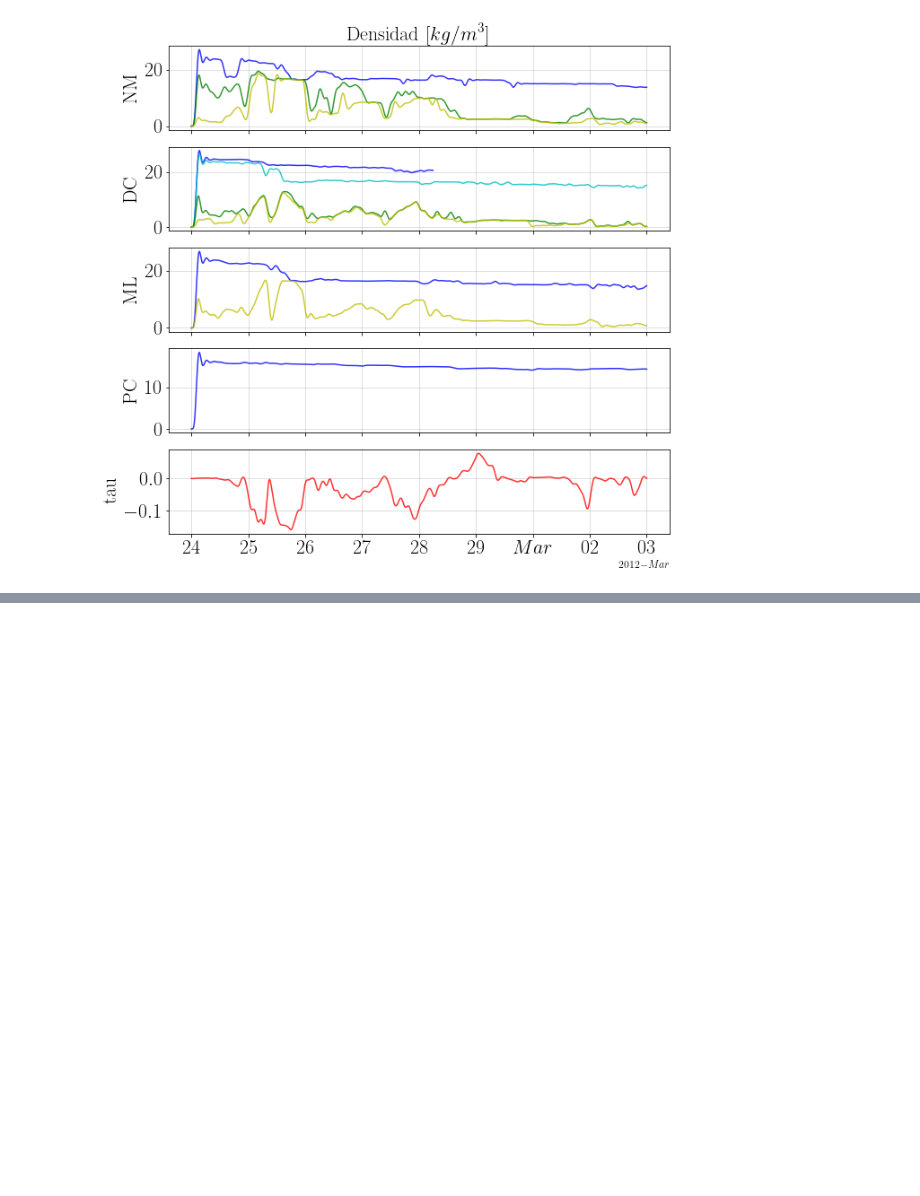
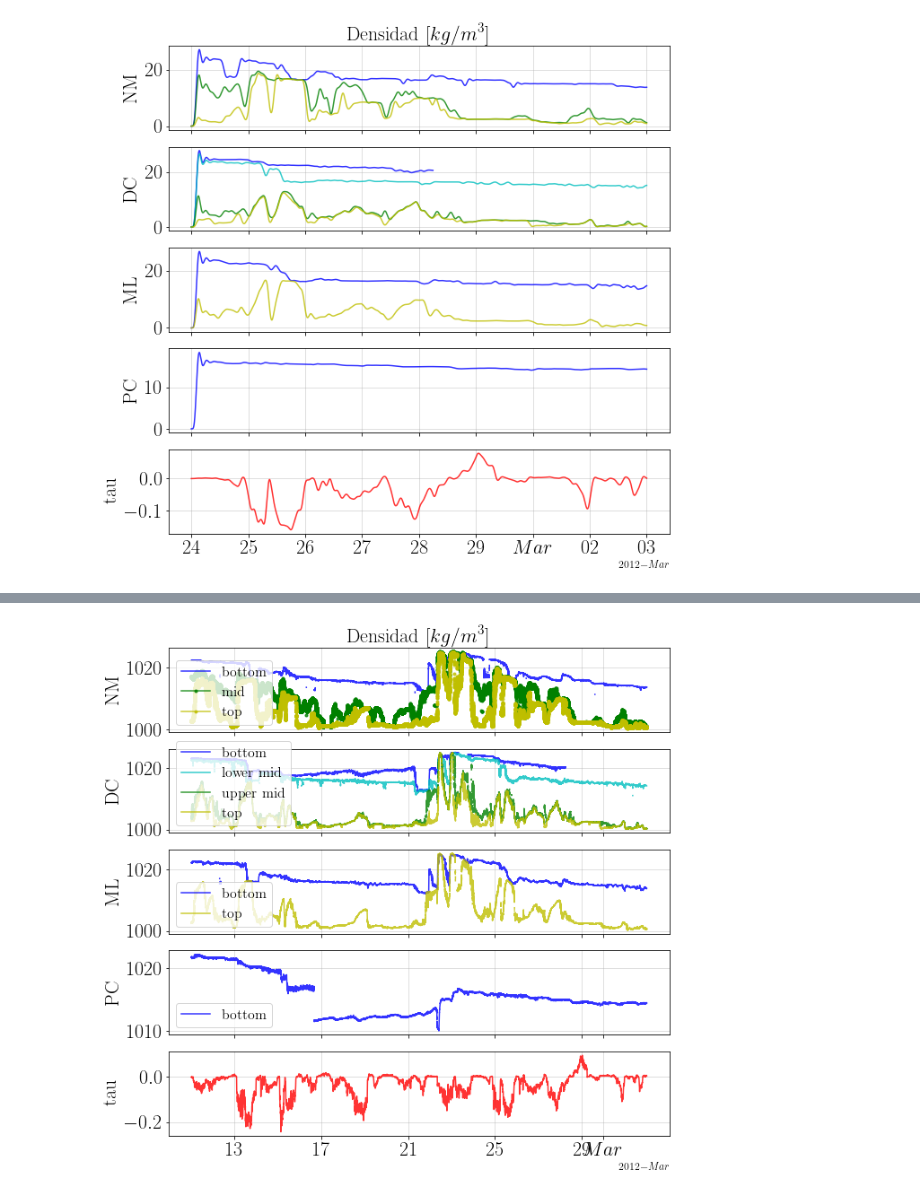
Before and after one commit to Dhannai/Thesis, a Jupyter notebook: febmar/CTD_nuevo.ipynb, the cells around one changed output, grey strips where cells are left out. Saved outputs shown, nothing was run; the diff lists cells and outputs as text; code cells hidden in the pictures; blank space fills up the shorter version.

```diff
--- a/febmar/CTD_nuevo.ipynb
+++ b/febmar/CTD_nuevo.ipynb
@@ -2025,0 +2028,86 @@ ax2.xaxis.set_major_formatter(formatter)
+# %%
+tdc1 = DC_CTD.sel(time=slice("2012-02-11 00:00:00","2012-03-3 00:00:00"), sensor=1, variables='Density')
+tdc2 = DC_CTD.sel(time=slice("2012-02-11 00:00:00","2012-03-3 00:00:00"), sensor=2, variables='Density')
+tdc3 = DC_CTD.sel(time=slice("2012-02-11 00:00:00","2012-03-3 00:00:00"), sensor=3, variables='Density')
+tdc4 = DC_CTD.sel(time=slice("2012-02-11 00:00:00","2012-03-3 00:00:00"), sensor=4, variables='Density')
+
+tnm1 = NM_CTD.sel(time=slice("2012-02-11 00:00:00","2012-03-3 00:00:00"), sensor=1, variables='Density')
+tnm2 = NM_CTD.sel(time=slice("2012-02-11 00:00:00","2012-03-3 00:00:00"), sensor=2, variables='Density')
+tnm3 = NM_CTD.sel(time=slice("2012-02-11 00:00:00","2012-03-3 00:00:00"), sensor=3, variables='Density')
+
+tml1 = ML_CTD.sel(time=slice("2012-02-11 00:00:00","2012-03-3 00:00:00"), sensor=1, variables='Density')
+tml2 = ML_CTD.sel(time=slice("2012-02-11 00:00:00","2012-03-3 00:00:00"), sensor=2, variables='Density')
+
+tpc1 = PC_CTD.sel(time=slice("2012-02-11 00:00:00","2012-03-3 00:00:00"), sensor=1, variables='Density')
+
+wdf = dfw['u'].loc[datetime(2012,2,11):datetime(2012,3,3)]
+# %%
+#Inicio figura
+fig, (ax1, ax2, ax3, ax4, ax5) = plt.subplots(nrows=5, figsize=(10, 10), sharex=True)
+
+#Formato fecha
+locator = mdates.AutoDateLocator()
+formatter = mdates.ConciseDateFormatter(locator)
+
+#Gráfico Temperatura
+ax1.set_title(r"Densidad "
+          r"$\displaystyle[kg/m^3]$",
+          fontsize=22)
+ax1.set_ylabel(r"NM",
+          fontsize=22)
+
+ax1.plot(tnm1.time, tnm1.v, c='b', alpha=0.8, label='bottom')
+ax1.plot(tnm2.time, tnm2.v, marker=".", c='g', alpha=0.8, label='mid')
+ax1.plot(tnm3.time, tnm3.v, marker=".", c='y', alpha=0.8, label='top')
+ax1.xaxis.set_tick_params(labelsize=22)
+ax1.yaxis.set_tick_params(labelsize=22)
+ax1.grid(alpha=0.5)
+ax1.legend(loc='lower left',
+          fontsize=16);
+
+ax2.set_ylabel(r"DC",
+          fontsize=22)
+
+ax2.plot(tdc1.time, tdc1.v, c='b', alpha=0.8, label='bottom')
+ax2.plot(tdc2.time, tdc2.v, c='c', alpha=0.8, label='lower mid')
+ax2.plot(tdc3.time, tdc3.v, c='g', alpha=0.8, label='upper mid')
+ax2.plot(tdc4.time, tdc4.v, c='y', alpha=0.8, label='top')
+ax2.xaxis.set_tick_params(labelsize=22)
+ax2.yaxis.set_tick_params(labelsize=22)
+ax2.grid(alpha=0.5)
+ax2.legend(loc='lower left',
+          fontsize=16);
+
+ax3.set_ylabel(r"ML",
+          fontsize=22)
+
+ax3.plot(tml1.time, tml1.v, c='b', alpha=0.8, label='bottom')
+ax3.plot(tml2.time, tml2.v, c='y', alpha=0.8, label='top')
+ax3.xaxis.set_tick_params(labelsize=22)
+ax3.yaxis.set_tick_params(labelsize=22)
+ax3.grid(alpha=0.5)
+ax3.legend(loc='lower left',
+          fontsize=16);
+
+ax4.set_ylabel(r"PC",
+          fontsize=22)
+
+ax4.plot(tpc1.time, tpc1.v, c='b', alpha=0.8, label='bottom')
+ax4.xaxis.set_tick_params(labelsize=22)
+ax4.yaxis.set_tick_params(labelsize=22)
+ax4.grid(alpha=0.5)
+ax4.legend(loc='lower left',
+          fontsize=16);
+
+ax5.set_ylabel(r"tau",
+          fontsize=22)
+
+ax5.plot(wdf.index, wdf, c='r', alpha=0.8, label='bottom')
+ax5.xaxis.set_tick_params(labelsize=22)
+ax5.yaxis.set_tick_params(labelsize=22)
+ax5.grid(alpha=0.5)
+
+ax2.xaxis.set_major_locator(locator)
+ax2.xaxis.set_major_formatter(formatter)
+# %% [output]
+[figure, added]
```
Also changed, not shown: parts of 5 cells of this notebook.
